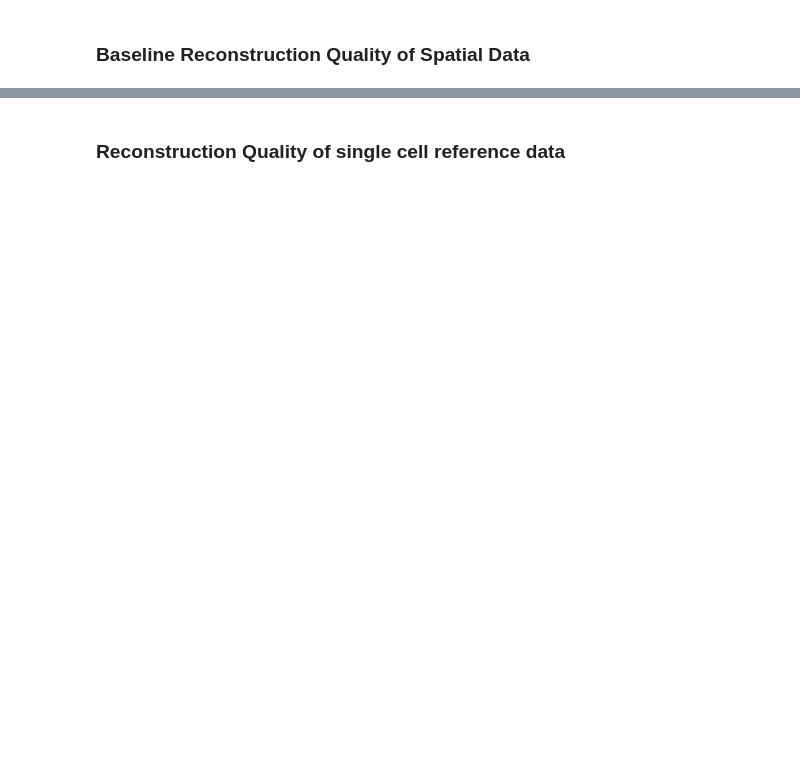
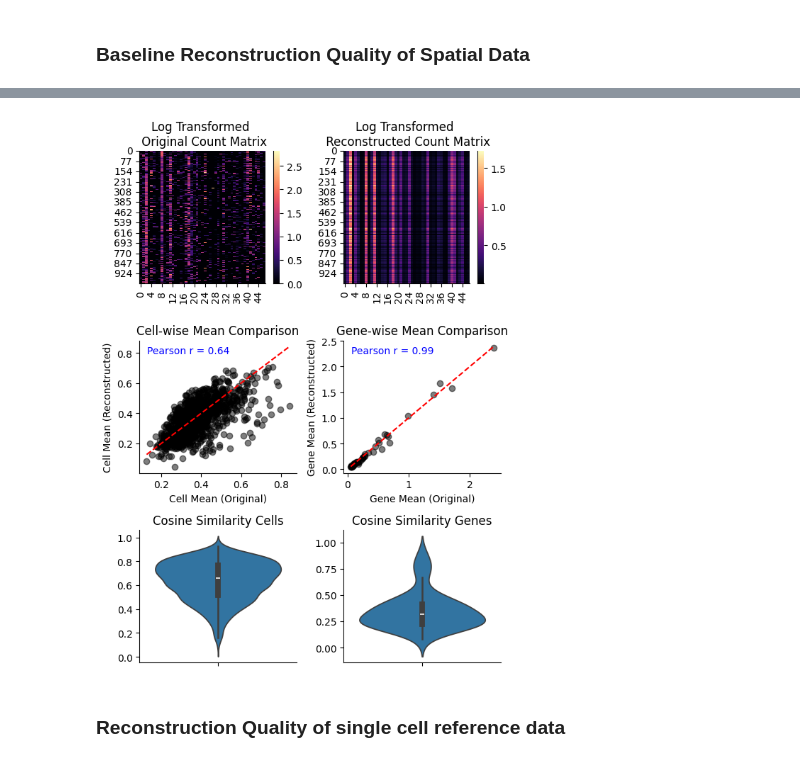
Before and after one commit to egerc/spatial_transcript_inference, a Jupyter notebook: benchmarking_nmf.ipynb, the cells around one changed output, grey strips where cells are left out. Saved outputs shown, nothing was run; the diff lists cells and outputs as text; code cells hidden in the pictures; blank space fills up the shorter version.

```diff
--- a/benchmarking_nmf.ipynb
+++ b/benchmarking_nmf.ipynb
@@ -136,3 +166,17 @@ n_components=20
+# %%
+# Baseline Reconstruction using manual implementation of NMF
+print(f"{n_components=}")
+(lambda X, nmf_func: benchmark_reconstruction(
+    X,
+    (lambda W, H, n_iter: W @ H)(
+        *nmf_func(X, n_components=2)
+    )
+))(
+    adata_sp[:, shared_genes].X.toarray(),
+    non_negative_factorization_reimplementation
+)
+# %% [output]
+[figure, added]
 # %% [markdown]
 ### Reconstruction Quality of single cell reference data
 # %%
```
Also changed, not shown: parts of 12 cells of this notebook.
